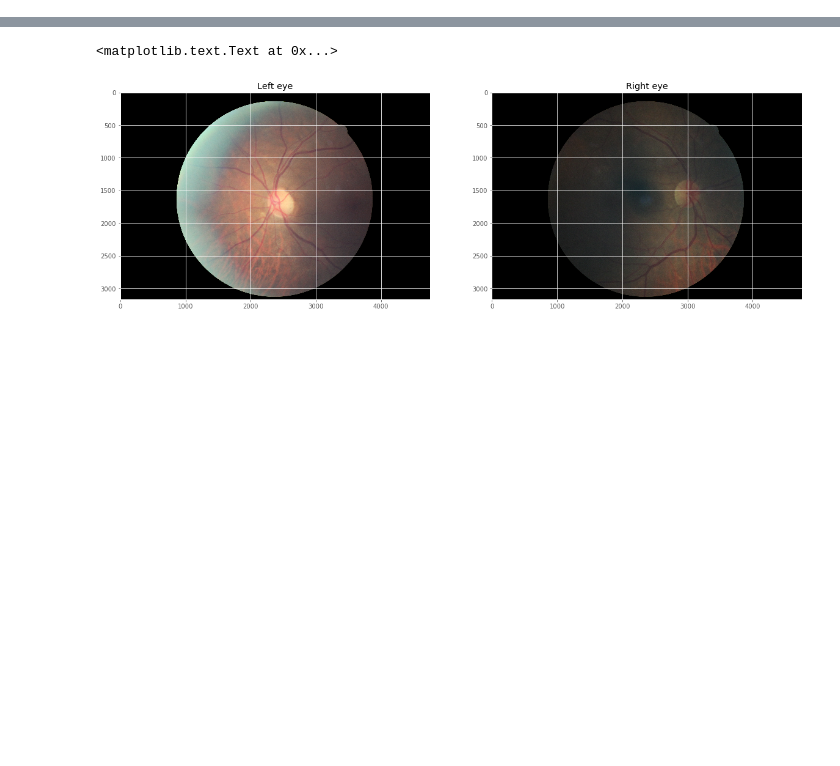
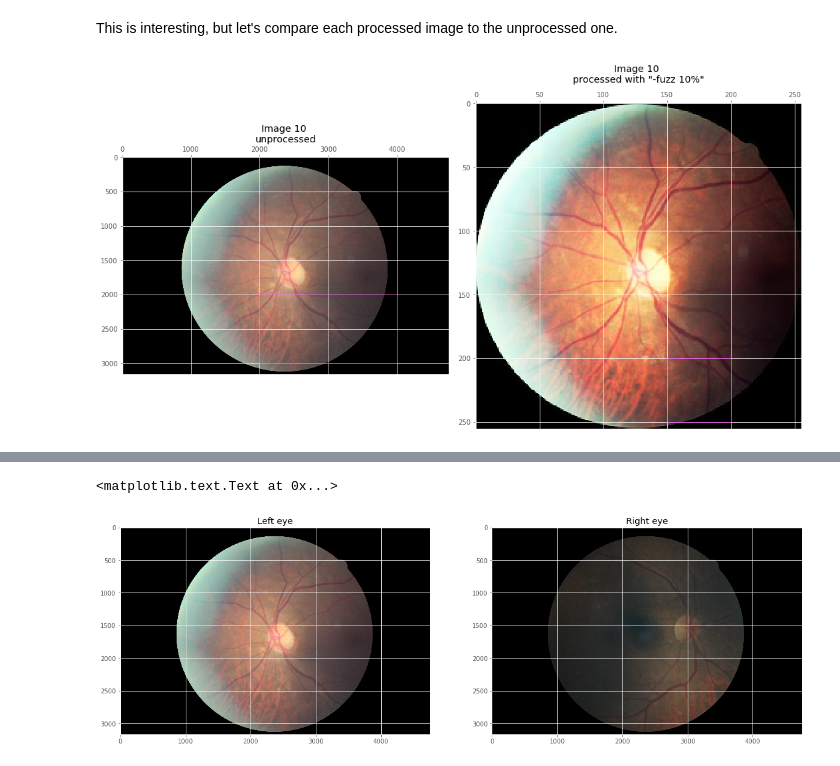
Before and after one commit to dtsmith2001/deep-learning, a Jupyter notebook: Retina.ipynb, the cells around one changed output, grey strips where cells are left out. Drawn from its saved outputs; the diff is of its cells as text; code cells hidden in the pictures; blank space fills up the shorter version.

```diff
--- a/Retina.ipynb
+++ b/Retina.ipynb
@@ -28,0 +60,16 @@ plt.imshow(im2)
+# %% [markdown]
+This is interesting, but let's compare each processed image to the unprocessed one.
+# %%
+fig, ax = plt.subplots(ncols=2, nrows=1, figsize=(15,15))
+ax[0].imshow(im);
+ax[0].set_title(msg.format('\nunprocessed'), y=1.05)
+ax[0].xaxis.tick_top()
+ax[0].add_artist(patches.Rectangle((2000, 2000), 2000, 1000, alpha=2, fill=False, edgecolor='magenta'))
+ax[1].imshow(im1);
+ax[1].set_title(msg.format('\nprocessed with "-fuzz 10%"'), y=1.05)
+ax[1].xaxis.tick_top()
+ax[1].add_artist(patches.Rectangle((150, 200), 50, 50, alpha=2, fill=False,
+                                  edgecolor='magenta'))
+plt.tight_layout()
+# %% [output]
+[figure, added]
```
Also changed, not shown: parts of 21 cells of this notebook, 1 other file.
